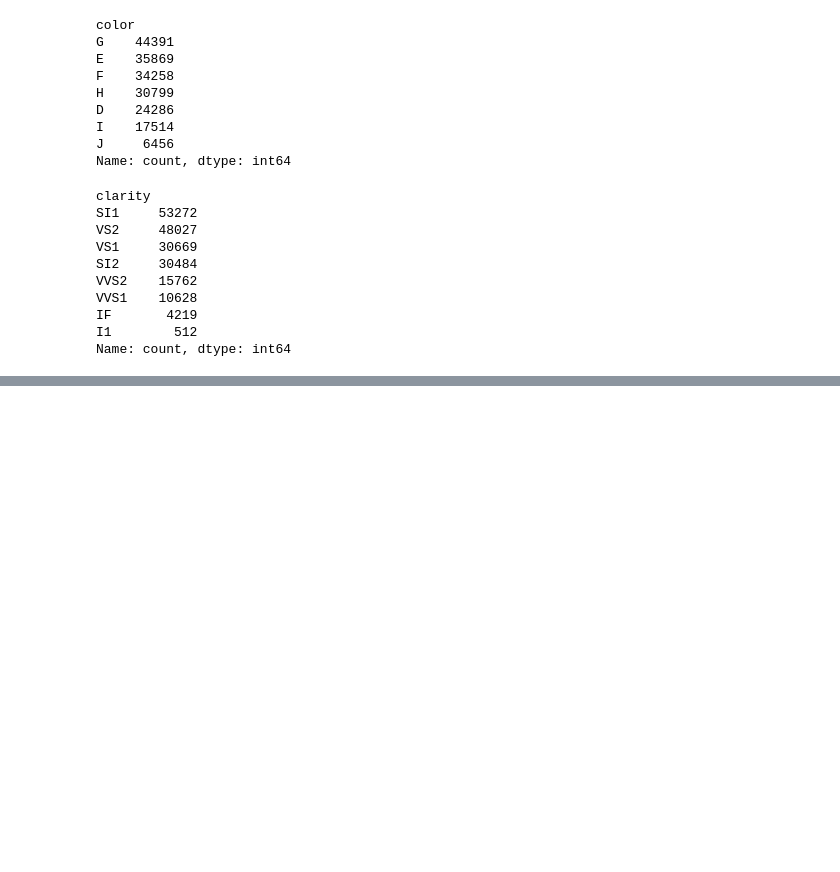
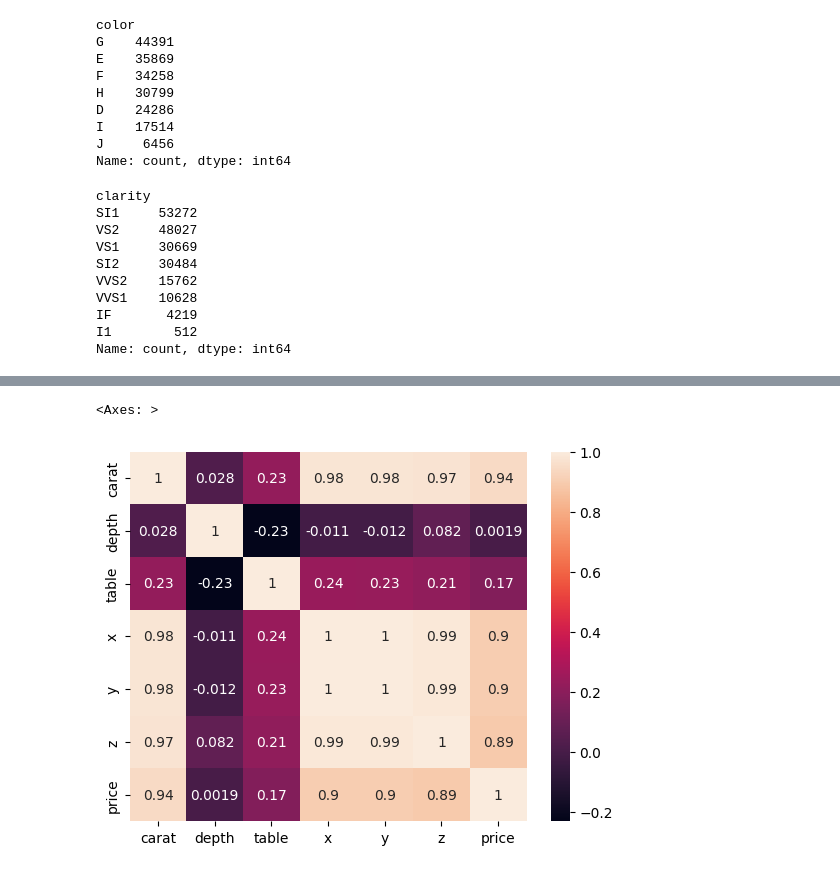
Before and after one commit to widerdev/Diamond_price_prediction, a Jupyter notebook: notebooks/research.ipynb, the cells around one changed output, grey strips where cells are left out. Drawn from its saved outputs; the diff is of its cells as text; code cells hidden in the pictures; blank space fills up the shorter version.

```diff
--- a/notebooks/research.ipynb
+++ b/notebooks/research.ipynb
@@ -182,0 +217,5 @@ Name: count, dtype: int64
+# %%
+sns.heatmap(data[numerical_column].corr(),annot=True)
+# %% [output]
+<Axes: >
+[figure, added]
```
Also changed, not shown: parts of 4 cells of this notebook.
